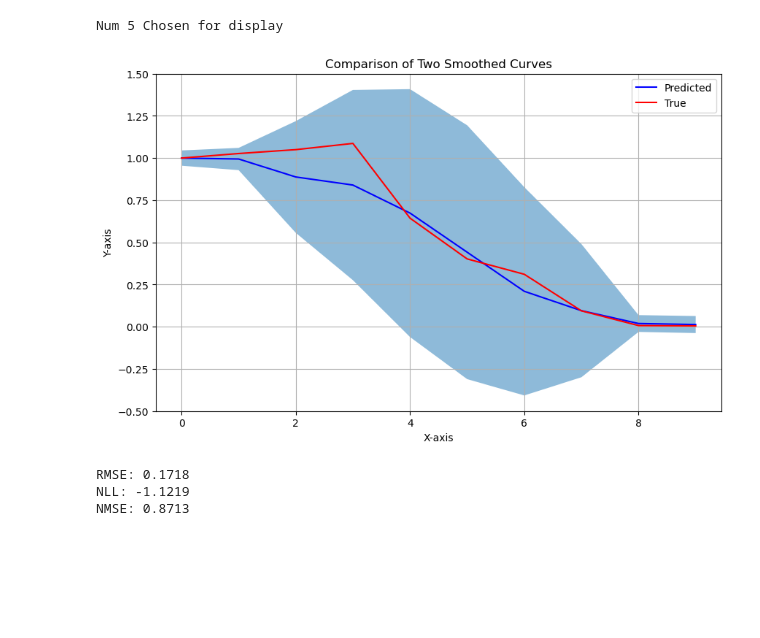
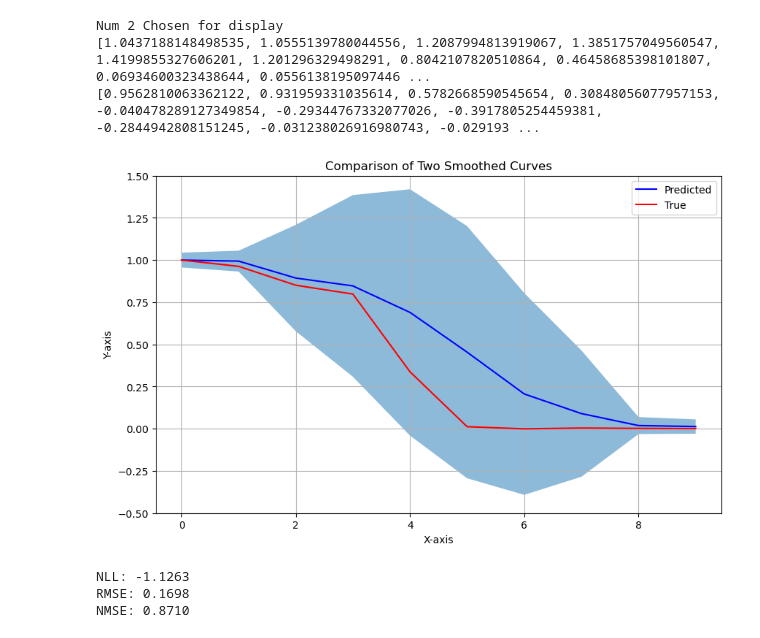
Before and after one commit to Paul-A-Lavender/MOGP-Transferable-kernel-learning, a Jupyter notebook: MOGP_Transferable_GPytorch.ipynb, the cells around one changed output. Drawn from its saved outputs; the diff is of its cells as text; code cells hidden in the pictures; blank space fills up the shorter version.

Commit message:
save before overwriting test

```diff
--- a/MOGP_Transferable_GPytorch.ipynb
+++ b/MOGP_Transferable_GPytorch.ipynb
@@ -489,47 +670,69 @@ if USE_TOY_DATASET == True:
 model.eval()
 likelihood.eval()
 
 random_num = np.random.randint(0, len(X_test_tensor), size=1)[0]
 y_true=y_test_tensor
-
+print("Num "+str(random_num)+" Chosen for display")
 # Make predictions
 with torch.no_grad(), gpytorch.settings.fast_pred_var():
     distribution = likelihood(model(X_test_tensor))
     mean = distribution.mean
     lower, upper = distribution.confidence_region()
 
+# mean_2_show=mean[0]
+# lower_2_show=lower[0]
+# upper_2_show=upper[0]
+# y_true=y_true[0]
+# print(f"Fitting parameters:{mean}")
 
-x_plt_axis = torch.tensor(range(num_conc))
+# x2 = torch.tensor(np.linspace(0, 1, 100))
+# y2_pred = sigmoid_4_param(x2,mean_2_show[0], mean_2_show[1], mean_2_show[2], mean_2_show[3])
+# # y2_upper = sigmoid_4_param(x2,lower_2_show[0], lower_2_show[1], lower_2_show[2], lower_2_show[3])
+# # y2_lower = sigmoid_4_param(x2,upper_2_show[0], upper_2_show[1], upper_2_show[2], upper_2_show[3])
+# y2_true = sigmoid_4_param(x2,y_true[0], y_true[1], y_true[2], y_true[3])
+# plt.plot(x2, y2_pred, "green", label = "Predicted")
+# # plt.plot(x2, y2_upper, "yellow", label = "Upper")
+# # plt.plot(x2, y2_lower, "blue", label = "Lower")
+# plt.plot(x2, y2_true, "red", label = "True")
+# plt.title('Least-squares fit')
+# plt.ylim(-0.5, 1.5)
+# plt.legend()
 
+x_plt_axis = torch.tensor(range(con.NUM_CONC))
 # print(x_plt_axis.shape)
 # print(mean[0][0].shape)
-print("Num "+str(random_num)+" Chosen for display")
+
 # 创建图形、
 # print(mean.flatten())
 
+print(upper[random_num].tolist())
+print(lower[random_num].tolist())
 plt.figure(figsize=(10, 6))
 plt.plot(x_plt_axis, mean[random_num], label='Predicted', color='blue')
 plt.plot(x_plt_axis, y_true[random_num], label='True', color='red')
 plt.fill_between(x_plt_axis, lower[random_num], upper[random_num], alpha=0.5)
 # 添加标题和标签
 plt.title('Comparison of Two Smoothed Curves')
 plt.xlabel('X-axis')
 plt.ylim(-0.5, 1.5)
 plt.ylabel('Y-axis')
 plt.legend()
 plt.grid(True)
 # %% [output]
-Num 5 Chosen for display
+Num 2 Chosen for display
+[1.0437188148498535, 1.0555139780044556, 1.2087994813919067, 1.3851757049560547, 1.4199855327606201, 1.201296329498291, 0.8042107820510864, 0.46458685398101807, 0.06934600323438644, 0.0556138195097446 ...
+[0.9562810063362122, 0.931959331035614, 0.5782668590545654, 0.30848056077957153, -0.040478289127349854, -0.29344767332077026, -0.3917805254459381, -0.2844942808151245, -0.031238026916980743, -0.029193 ...
-[figure, old version]
+[figure, new version]
 # %%
+nll = -torch.distributions.Normal(mean, distribution.variance.sqrt()).log_prob(y_test_tensor).mean().item()
+
 rmse=torch.sqrt(torch.tensor(mean_squared_error(y_test_tensor.numpy(), mean.numpy()))).item()
-nll = -torch.distributions.Normal(mean, distribution.variance.sqrt()).log_prob(y_test_tensor).mean().item()
 nmse = rmse / torch.var(y_test_tensor).item()
 
+print(f'NLL: {nll:.4f}')
 print(f'RMSE: {rmse:.4f}')
-print(f'NLL: {nll:.4f}')
 print(f'NMSE: {nmse:.4f}')
 # %% [output]
-RMSE: 0.1718
-NLL: -1.1219
-NMSE: 0.8713
+NLL: -1.1263
+RMSE: 0.1698
+NMSE: 0.8710
```
Also changed, not shown: parts of 27 cells of this notebook, 13 other files.
